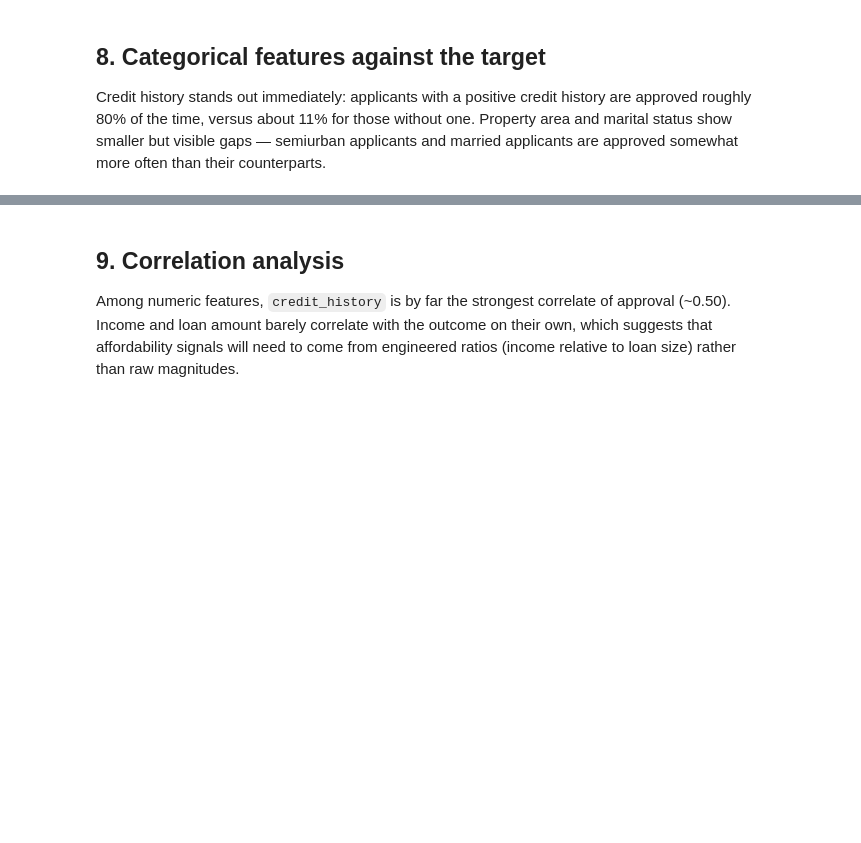
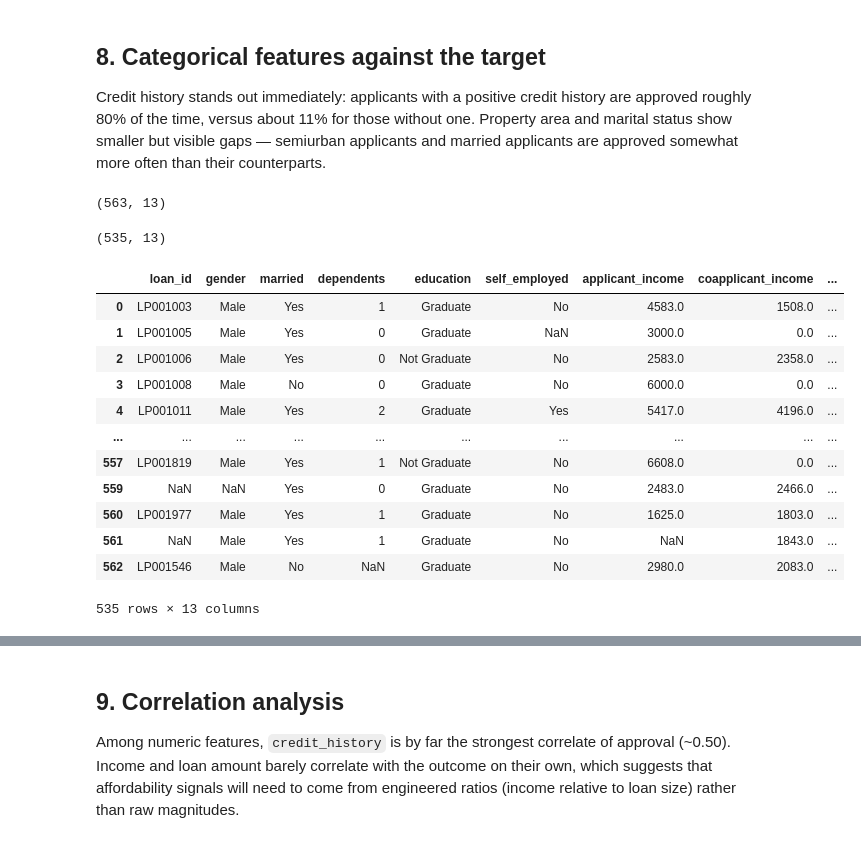
Before and after one commit to AnaNicuesa/loan-approval-prediction, a Jupyter notebook: notebooks/01_Exploratory_Data_Analysis.ipynb, the cells around one changed output, grey strips where cells are left out. Saved outputs shown, nothing was run; the diff lists cells and outputs as text; code cells hidden in the pictures; blank space fills up the shorter version.

```diff
--- a/notebooks/01_Exploratory_Data_Analysis.ipynb
+++ b/notebooks/01_Exploratory_Data_Analysis.ipynb
@@ -230,6 +246,32 @@ plt.show()
 ## 8. Categorical features against the target
 
 Credit history stands out immediately: applicants with a positive credit history are approved roughly 80% of the time, versus about 11% for those without one. Property area and marital status show smaller but visible gaps — semiurban applicants and married applicants are approved somewhat more often than their counterparts.
+# %%
+df.shape
+# %% [output]
+(563, 13)
+# %%
+df_labeled = df.dropna(subset=["loan_status"])
+
+print(df_labeled.shape)
+# %% [output]
+(535, 13)
+# %%
+df_labeled
+# %% [output]
+|  | loan_id | gender | married | dependents | education | self_employed | applicant_income | coapplicant_income | ... |
+| 0 | LP001003 | Male | Yes | 1 | Graduate | No | 4583.0 | 1508.0 | ... |
+| 1 | LP001005 | Male | Yes | 0 | Graduate | NaN | 3000.0 | 0.0 | ... |
+| 2 | LP001006 | Male | Yes | 0 | Not Graduate | No | 2583.0 | 2358.0 | ... |
+| 3 | LP001008 | Male | No | 0 | Graduate | No | 6000.0 | 0.0 | ... |
+| 4 | LP001011 | Male | Yes | 2 | Graduate | Yes | 5417.0 | 4196.0 | ... |
+| ... | ... | ... | ... | ... | ... | ... | ... | ... | ... |
+| 557 | LP001819 | Male | Yes | 1 | Not Graduate | No | 6608.0 | 0.0 | ... |
+| 559 | NaN | NaN | Yes | 0 | Graduate | No | 2483.0 | 2466.0 | ... |
+| 560 | LP001977 | Male | Yes | 1 | Graduate | No | 1625.0 | 1803.0 | ... |
+| 561 | NaN | Male | Yes | 1 | Graduate | No | NaN | 1843.0 | ... |
+| 562 | LP001546 | Male | No | NaN | Graduate | No | 2980.0 | 2083.0 | ... |
+535 rows × 13 columns
 # %%
 fig, axes = plt.subplots(2, 2, figsize=(11, 8))
 plot_cols = ["credit_history", "married", "property_area", "education"]
```
Also changed, not shown: parts of 19 cells of this notebook.
